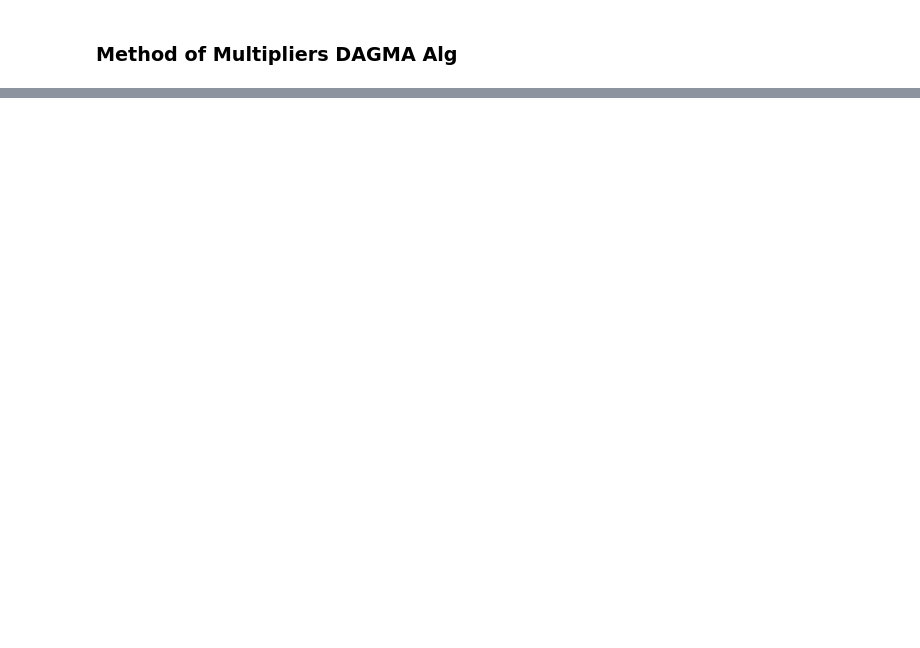
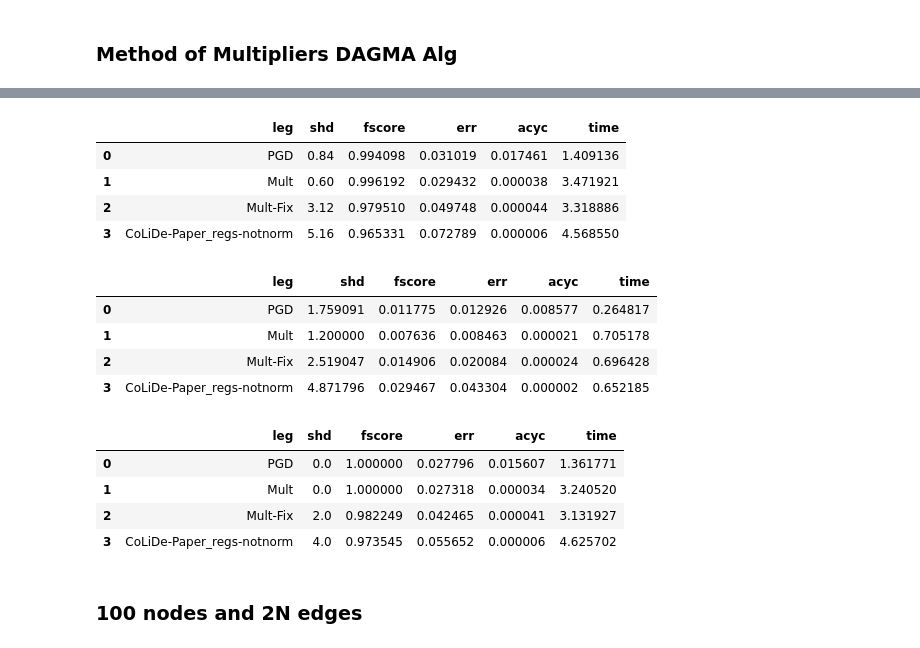
Before and after one commit to reysam93/cvx_dag_learning, a Jupyter notebook: preliminary_exp.ipynb, the cells around one changed output, grey strips where cells are left out. Saved outputs shown, nothing was run; the diff lists cells and outputs as text; code cells hidden in the pictures; blank space fills up the shorter version.

```diff
--- a/preliminary_exp.ipynb
+++ b/preliminary_exp.ipynb
@@ -656,0 +292,25 @@ utils.display_results(exps_leg, metrics, agg='median')
+# %%
+###  500 samples - 50 nodes #####
+N = 50
+
+n_dags = 25
+data_params = {
+    'n_nodes': N,
+    'n_samples': 200, # 1000,
+    'graph_type': 'er',
+    'edges': 2*N,
+    'edge_type': 'positive',
+    'w_range': (.5, 1),
+    'var': 1/np.sqrt(N),
+}
+
+print('CPUs employed:', N_CPUS)
+
+t_init = time.time()
+results = Parallel(n_jobs=N_CPUS)(delayed(run_exps)(g, data_params, Exps, thr=.2, verb=False) for g in range(n_dags))
+ellapsed_time = time.time() - t_init
+print(f'----- Solved in {ellapsed_time:.3f} seconds -----')
+
+# Extract results
+shd, fscore, err, acyc, runtime = zip(*results)
+metrics = {'shd': shd, 'fscore': fscore, 'err': err, 'acyc': acyc, 'time': runtime}
@@ -656,0 +336,23 @@ utils.display_results(exps_leg, metrics, agg='median')
+# %%
+exps_leg = [exp['leg'] for exp in Exps]
+utils.display_results(exps_leg, metrics, agg='mean')
+utils.display_results(exps_leg, metrics, agg='std')
+utils.display_results(exps_leg, metrics, agg='median')
+# %% [output]
+|  | leg | shd | fscore | err | acyc | time |
+| 0 | PGD | 0.84 | 0.994098 | 0.031019 | 0.017461 | 1.409136 |
+| 1 | Mult | 0.60 | 0.996192 | 0.029432 | 0.000038 | 3.471921 |
+| 2 | Mult-Fix | 3.12 | 0.979510 | 0.049748 | 0.000044 | 3.318886 |
+| 3 | CoLiDe-Paper_regs-notnorm | 5.16 | 0.965331 | 0.072789 | 0.000006 | 4.568550 |
+|  | leg | shd | fscore | err | acyc | time |
+| 0 | PGD | 1.759091 | 0.011775 | 0.012926 | 0.008577 | 0.264817 |
+| 1 | Mult | 1.200000 | 0.007636 | 0.008463 | 0.000021 | 0.705178 |
+| 2 | Mult-Fix | 2.519047 | 0.014906 | 0.020084 | 0.000024 | 0.696428 |
+| 3 | CoLiDe-Paper_regs-notnorm | 4.871796 | 0.029467 | 0.043304 | 0.000002 | 0.652185 |
+|  | leg | shd | fscore | err | acyc | time |
+| 0 | PGD | 0.0 | 1.000000 | 0.027796 | 0.015607 | 1.361771 |
+| 1 | Mult | 0.0 | 1.000000 | 0.027318 | 0.000034 | 3.240520 |
+| 2 | Mult-Fix | 2.0 | 0.982249 | 0.042465 | 0.000041 | 3.131927 |
+| 3 | CoLiDe-Paper_regs-notnorm | 4.0 | 0.973545 | 0.055652 | 0.000006 | 4.625702 |
+# %% [markdown]
+### 100 nodes and 2N edges
```
Also changed, not shown: parts of 41 cells of this notebook, 5 other files.
